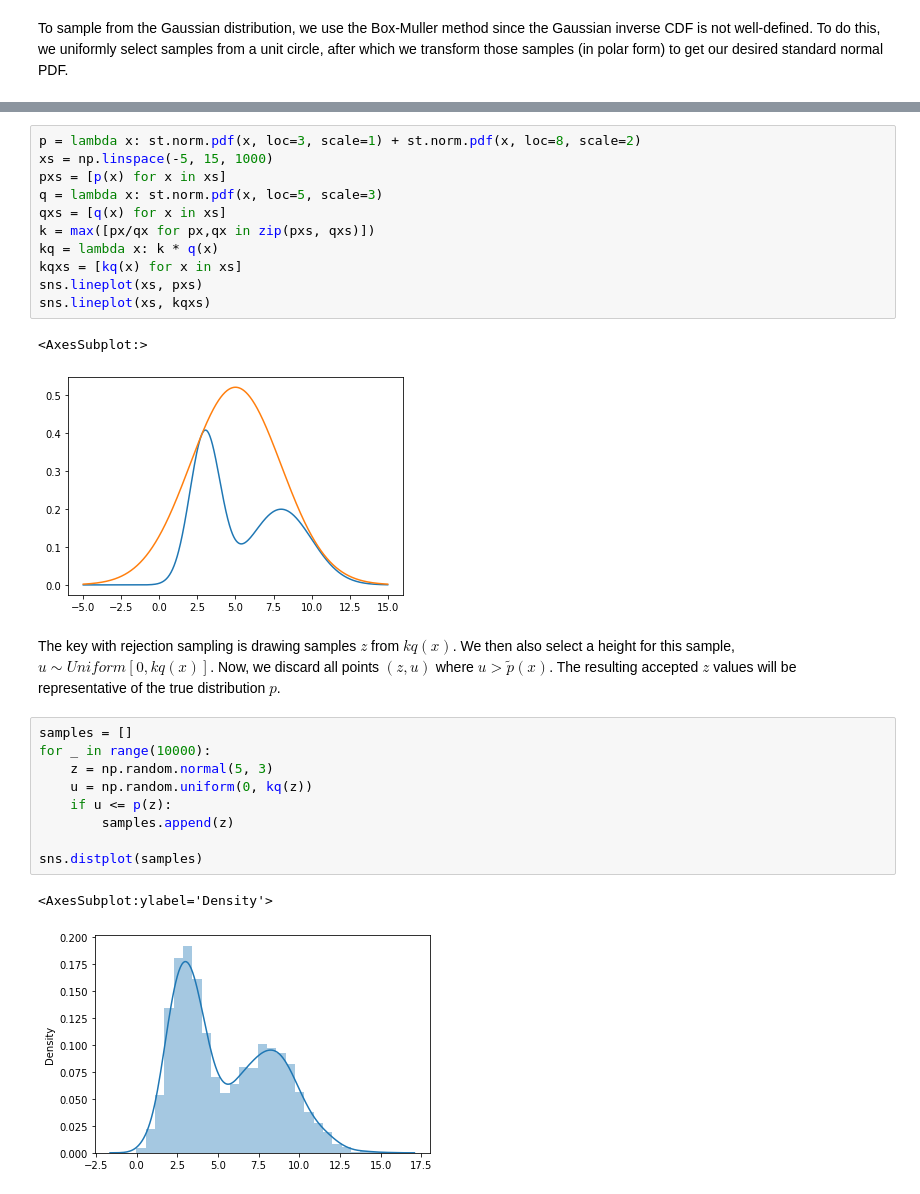
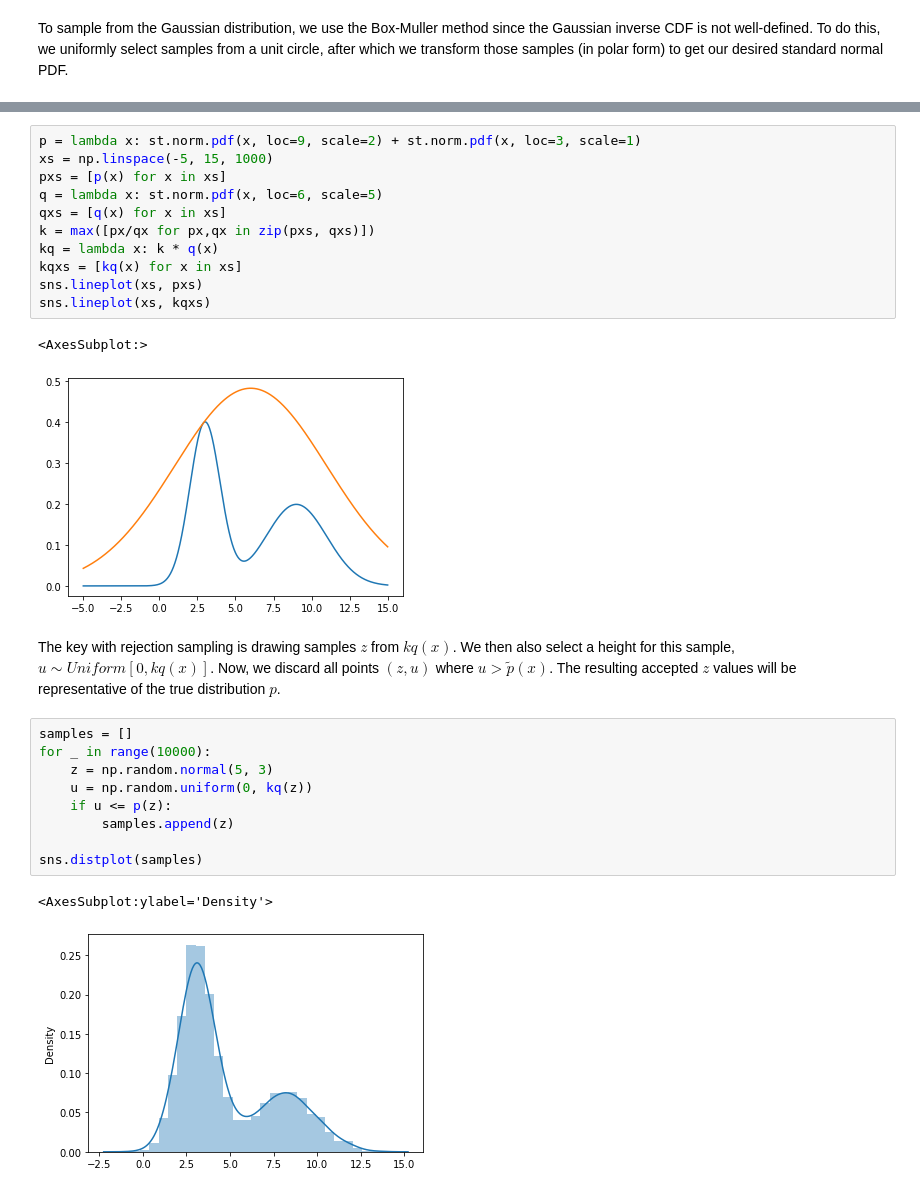
Before and after one commit to kanyesthaker/prml-notebooks, a Jupyter notebook: Sampling.ipynb, the cells around one changed output, grey strips where cells are left out. Saved outputs shown, nothing was run; the diff lists cells and outputs as text.

```diff
--- a/Sampling.ipynb
+++ b/Sampling.ipynb
@@ -67,17 +73,17 @@ For example, let's take a mixture of Gaussians, i.e. $\mathcal{N}(3, 1) + \mathc
 # %%
-p = lambda x: st.norm.pdf(x, loc=3, scale=1) + st.norm.pdf(x, loc=8, scale=2)
+p = lambda x: st.norm.pdf(x, loc=9, scale=2) + st.norm.pdf(x, loc=3, scale=1)
 xs = np.linspace(-5, 15, 1000)
 pxs = [p(x) for x in xs]
-q = lambda x: st.norm.pdf(x, loc=5, scale=3)
+q = lambda x: st.norm.pdf(x, loc=6, scale=5)
 qxs = [q(x) for x in xs]
 k = max([px/qx for px,qx in zip(pxs, qxs)])
 kq = lambda x: k * q(x)
 kqxs = [kq(x) for x in xs]
 sns.lineplot(xs, pxs)
 sns.lineplot(xs, kqxs)
 # %% [output]
 <AxesSubplot:>
-[figure, old version]
+[figure, new version]
 # %% [markdown]
 The key with rejection sampling is drawing samples $z$ from $kq(x)$. We then also select a height for this sample, $u \sim Uniform[0, kq(x)]$. Now, we discard all points $(z, u)$ where $u > \widetilde{p}(x)$. The resulting accepted $z$ values will be representative of the true distribution $p$.
 # %%
@@ -91,4 +97,4 @@ for _ in range(10000):
 sns.distplot(samples)
 # %% [output]
 <AxesSubplot:ylabel='Density'>
-[figure, old version]
+[figure, new version]
```
Also changed, not shown: parts of 3 cells of this notebook.
